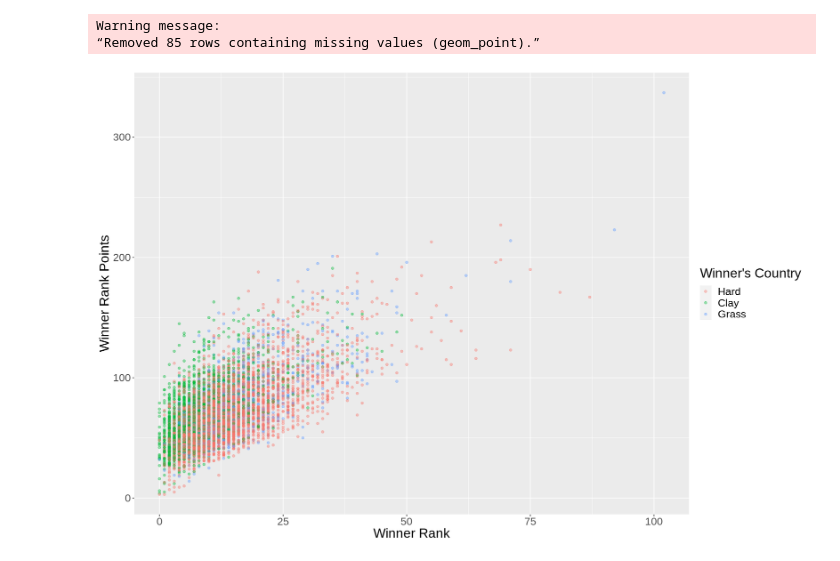
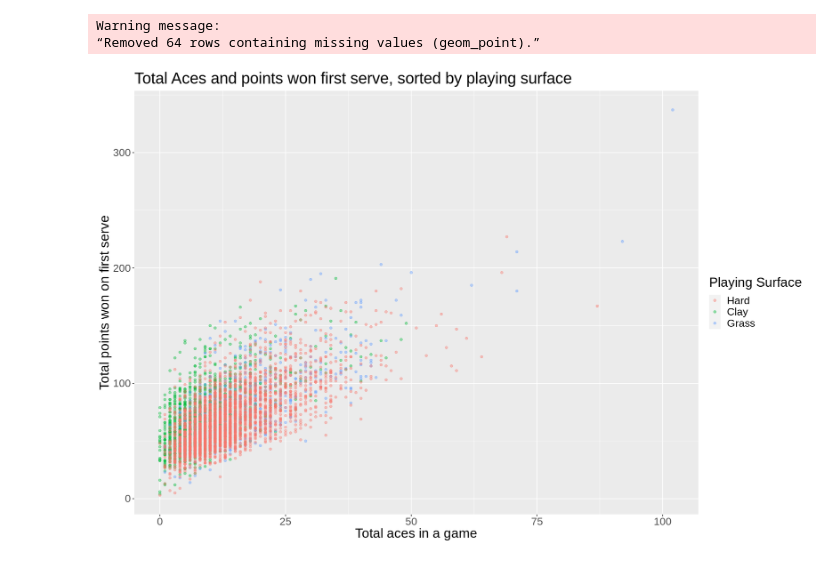
Before and after one commit to tobiassoo/Group202023W2, a Jupyter notebook: working_document.ipynb, the cells around one changed output. Cells and saved outputs as stored; diff of their text form; code cells hidden in the pictures.

Commit message:
Added preliminary analysis, split dataset into training and testing set

```diff
--- a/working_document.ipynb
+++ b/working_document.ipynb
@@ -74,0 +60,9 @@ A tibble: 6849 × 9
+# %%
+#Splitting the dataset into training and testing sets
+set.seed(1234)
+
+tennis_split<-initial_split(filtered_data,prop=0.75,strata=surface)
+tennis_train<-training(tennis_split)
+tennis_test<-testing(tennis_split)
+
+tennis_train
@@ -74,0 +114,30 @@ A tibble: 6849 × 9
+# %%
+#Preliminary Analysis for means of predictor variables
+total_aces_mean<-filtered_data|>
+                 filter(total_aces!="NA")|>
+                 summarize(total_aces=mean(total_aces))
+
+total_aces_mean
+
+
+
+total_first_won<-filtered_data|>
+                 filter(total_first_won!="NA")|>
+                 summarize(total_first_won=mean(total_first_won))
+total_first_won
+
+
+
+total_aces_sd<-filtered_data|>
+               filter(total_aces!="NA")|>
+               summarize(total_aces=sd(total_aces))
+
+total_aces_sd
+
+
+
+total_first_won_sd<-filtered_data|>
+                    filter(total_first_won!="NA")|>
+                    summarize(total_first_won=sd(total_first_won))
+
+total_first_won_sd
@@ -75,14 +161,15 @@ A tibble: 6849 × 9
 # %%
+#Plotting the training data, to see how the distribution is, whether there are distinctions between class variables
 options(repr.plot.height=10, repr.plot.width=15)
 
-filtered_data_plot<-filtered_data|>
+filtered_data_plot<-tennis_train|>
                     ggplot(aes(x=total_aces,y=total_first_won,color=surface))+
                     geom_point(alpha=0.4)+
-                    labs(x="Total aces in a game",y="Total points won on first serve",color="Playing SUr")+
+                    labs(x="Total aces in a game",y="Total points won on first serve",color="Playing Surface",title="Total Aces and points won first serve, sorted by playing surface")+
                     theme(text=element_text(size=20))
 
 filtered_data_plot
 # %% [output]
 Warning message:
-“Removed 85 rows containing missing values (geom_point).”
+“Removed 64 rows containing missing values (geom_point).”
-[figure, old version]
+[figure, new version]
```
Also changed, not shown: parts of 6 cells of this notebook.
